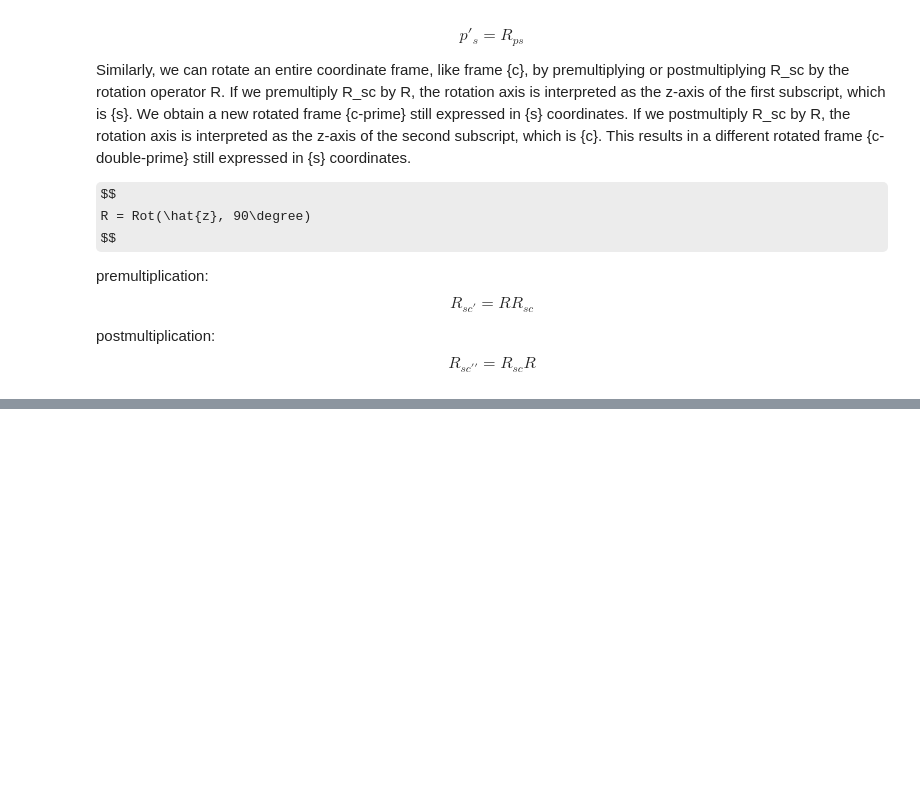
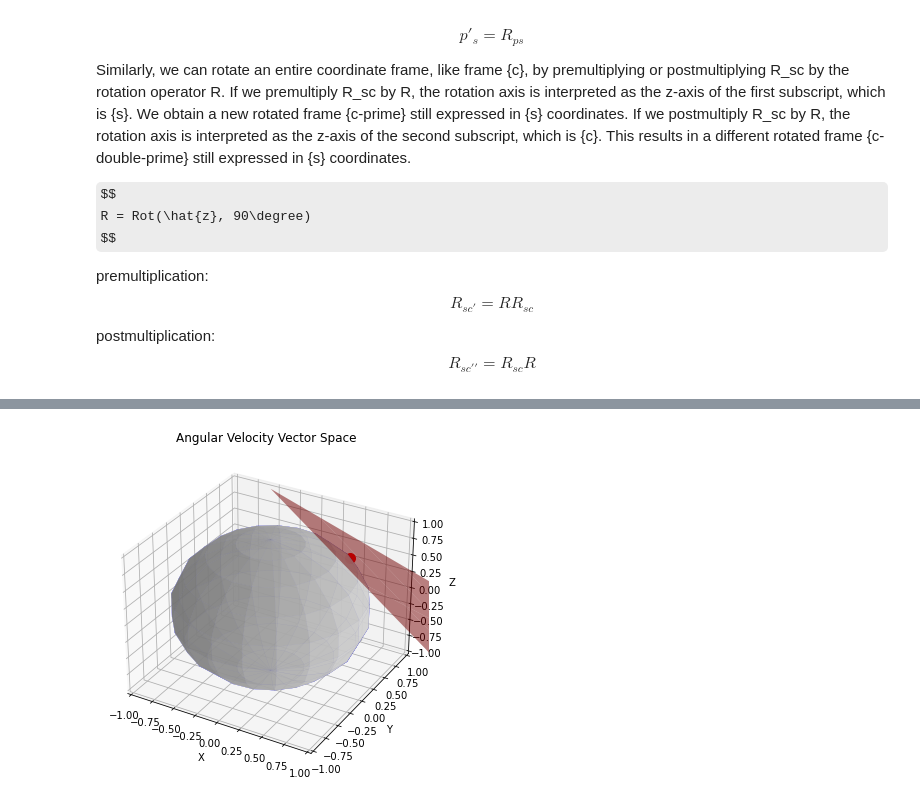
Before and after one commit to AlrIsmail/robotics_fundamentals, a Jupyter notebook: rigid_body_motion.ipynb, the cells around one changed output, grey strips where cells are left out. Cells and saved outputs as stored; diff of their text form; code cells hidden in the pictures; some formulas as TeX source; blank space fills up the shorter version.

Commit message:
doc : angular velocity

```diff
--- a/rigid_body_motion.ipynb
+++ b/rigid_body_motion.ipynb
@@ -292,0 +306,49 @@ $$
+# %%
+# Representing the flat vector space of Angular Velocity
+# ploting a sphere with a square tangent in 3d
+import numpy as np
+import matplotlib.pyplot as plt
+from mpl_toolkits.mplot3d import Axes3D
+from matplotlib import rcParams
+rcParams['figure.figsize'] = 6, 6
+
+# Define the sphere
+r = 1
+u, v = np.mgrid[0:2*np.pi:20j, 0:np.pi:10j]
+x = r*np.cos(u)*np.sin(v)
+y = r*np.sin(u)*np.sin(v)
+z = r*np.cos(v)
+
+# Define the tangent plane
+point = np.array([1/np.sqrt(3), 1/np.sqrt(3), 1/np.sqrt(3)])
+normal = np.array([1, 1, 1])
+d = -point.dot(normal)
+xx, yy = np.meshgrid(range(10), range(10))
+z_tangent = (-normal[0] * xx - normal[1] * yy - d) * 1. /normal[2]
+
+# Plot the sphere
+fig = plt.figure()
+ax = fig.add_subplot(111, projection='3d')
+ax.plot_wireframe(x, y, z, color='b', rstride=1, cstride=1, linewidth=0.2)
+ax.plot_surface(x, y, z, color='w', alpha=0.5)
+ax.plot_surface(x, y, -z, color='w', alpha=0.5)
+
+# Plot the point
+ax.scatter(point[0], point[1], point[2], color='r', marker='o', s=100)
+
+
+# Plot the tangent plane
+ax.plot_surface(xx, yy, z_tangent, color='r', alpha=0.5)
+
+# Set the axes properties
+ax.set_xlim3d(-1, 1)
+ax.set_ylim3d(-1, 1)
+ax.set_zlim3d(-1, 1)
+ax.set_xlabel('X')
+ax.set_ylabel('Y')
+ax.set_zlabel('Z')
+ax.set_title('Angular Velocity Vector Space')
+
+plt.show()
+# %% [output]
+[figure, added]
```
Also changed, not shown: parts of 5 cells of this notebook.
